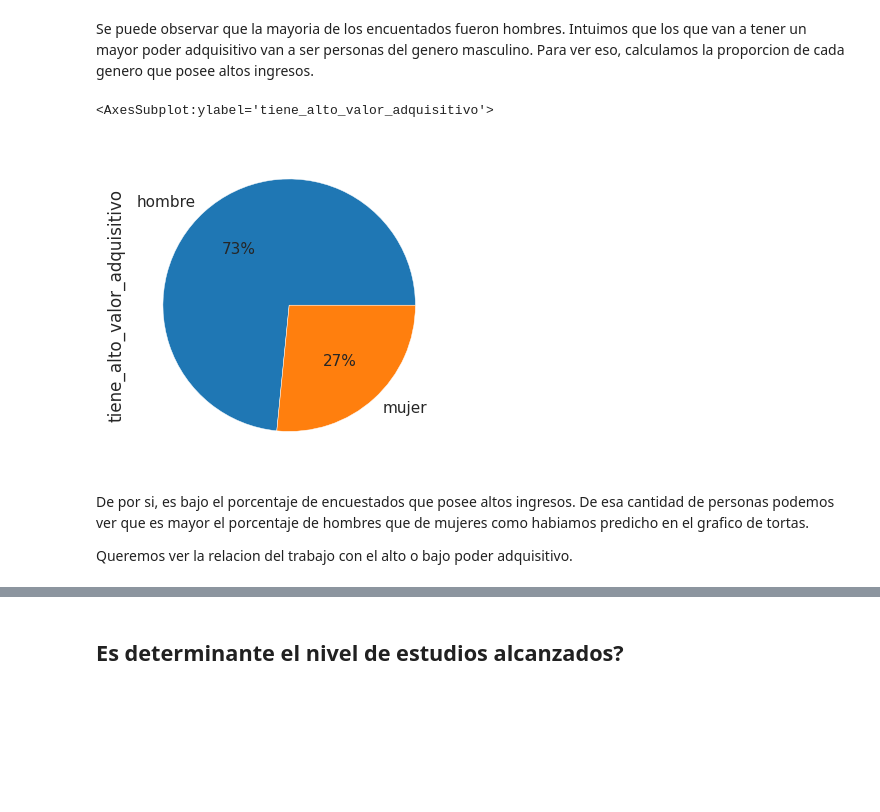
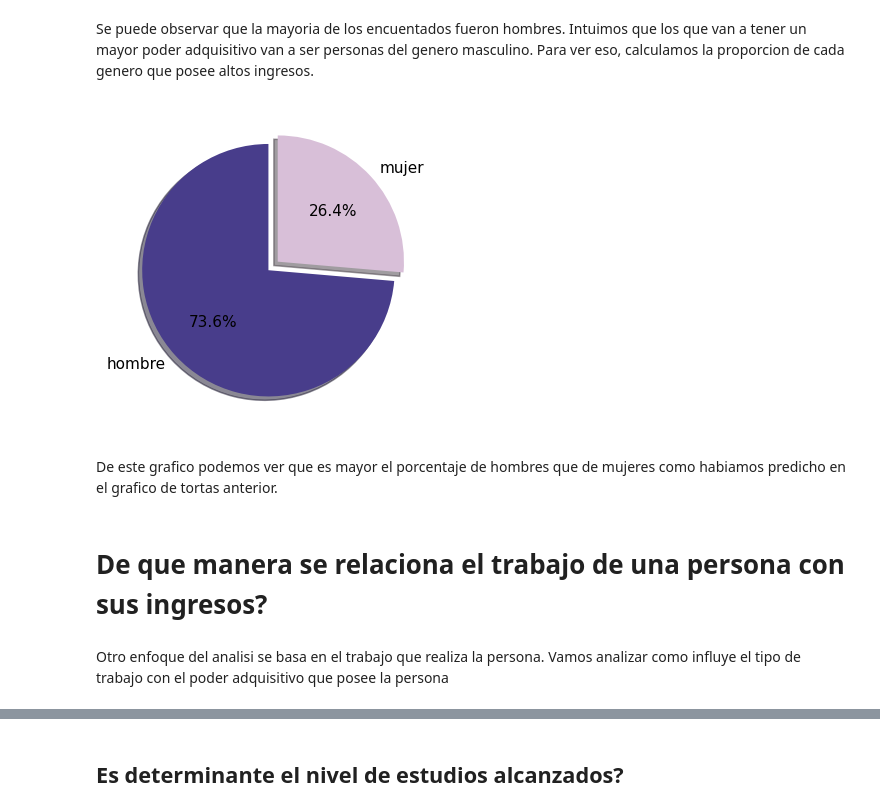
Before and after one commit to solfonte/TP1-OrganizacionDeDatos, a Jupyter notebook: TPparte1.ipynb, the cells around one changed output, grey strips where cells are left out. Cells and saved outputs as stored; diff of their text form; code cells hidden in the pictures; blank space fills up the shorter version.

```diff
--- a/TPparte1.ipynb
+++ b/TPparte1.ipynb
@@ -269,20 +201,25 @@ Intuimos que los que van a tener un mayor poder adquisitivo van a ser personas d
 # %%
 proporciones_adquisitivo = df.groupby(by='genero')['tiene_alto_valor_adquisitivo'].agg('mean')
 total_personas_con_poder_adquisitivo = proporciones_adquisitivo['mujer'] + proporciones_adquisitivo['hombre']
 proporciones_adquisitivo['hombre'] = proporciones_adquisitivo['hombre']/total_personas_con_poder_adquisitivo
 proporciones_adquisitivo['mujer'] = proporciones_adquisitivo['mujer']/total_personas_con_poder_adquisitivo
 
 plt.figure(figsize=(5.4, 3.8), dpi=110)
-proporciones_adquisitivo.plot(
-    kind='pie', autopct='%1.0f%%'
-)
+labels = ['hombre', 'mujer']
+sizes = [proporciones_adquisitivo['hombre'], proporciones_adquisitivo['mujer']]
+explode = (0, 0.1)
+
+plt.pie(sizes, explode=explode, data = proporciones_adquisitivo,labels = labels ,autopct='%1.1f%%',
+        shadow=True, startangle=90, colors = ['darkslateblue', 'thistle'])
+plt.show()
 # %% [output]
-<AxesSubplot:ylabel='tiene_alto_valor_adquisitivo'>
-[figure, old version]
+[figure, new version]
 # %% [markdown]
-De por si, es bajo el porcentaje de encuestados que posee altos ingresos. De esa cantidad de personas podemos ver que es mayor el porcentaje de hombres que de mujeres como habiamos predicho en el grafico de tortas.
-
-Queremos ver la relacion del trabajo con el alto o bajo poder adquisitivo.
+De este grafico podemos ver que es mayor el porcentaje de hombres que de mujeres como habiamos predicho en el grafico de tortas anterior.
+# %% [markdown]
+# De que manera se relaciona el trabajo de una persona con sus ingresos?
+# %% [markdown]
+Otro enfoque del analisi se basa en el trabajo que realiza la persona. Vamos analizar como influye el tipo de trabajo con el poder adquisitivo que posee la persona
 # %%
 trabajo_por_poder_adq = df.groupby(by="trabajo")['tiene_alto_valor_adquisitivo'].value_counts(normalize=True)
 
```
Also changed, not shown: parts of 57 cells of this notebook.
